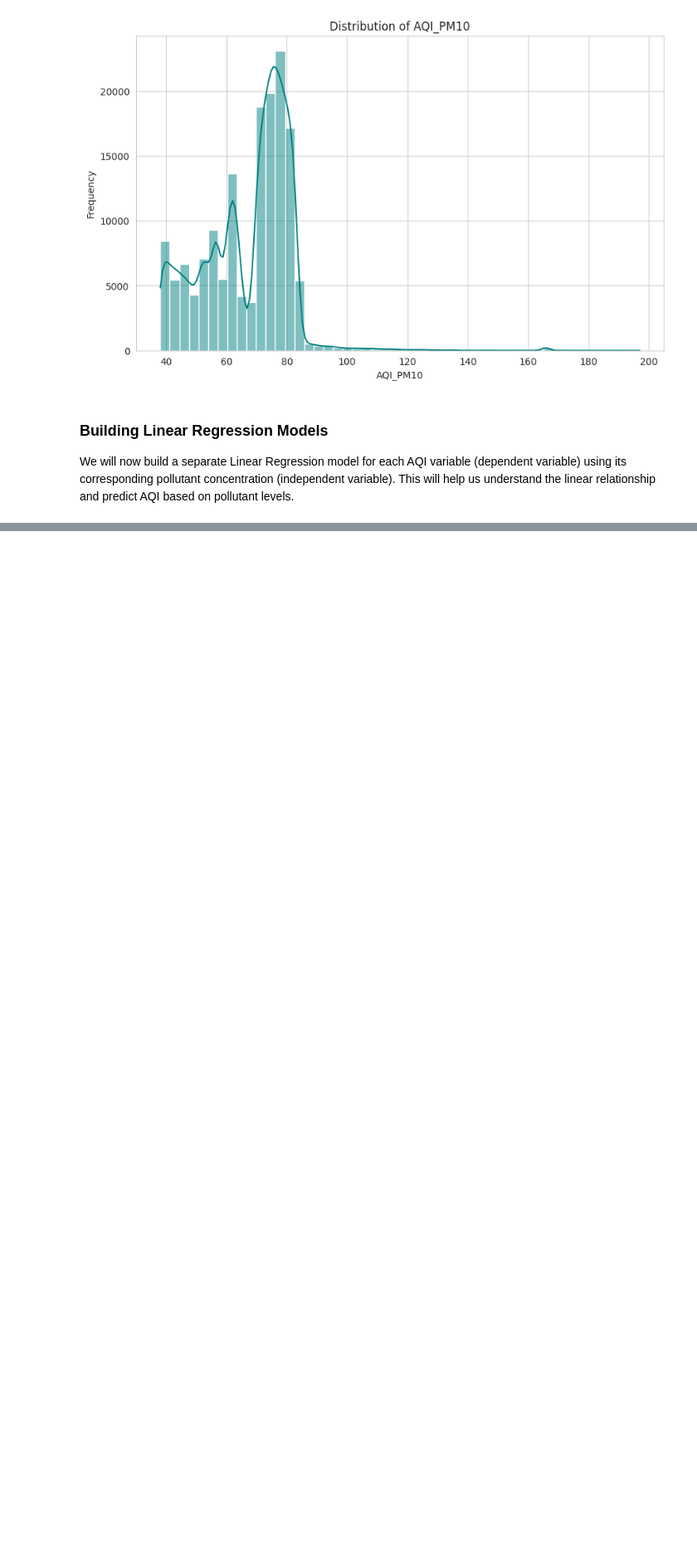
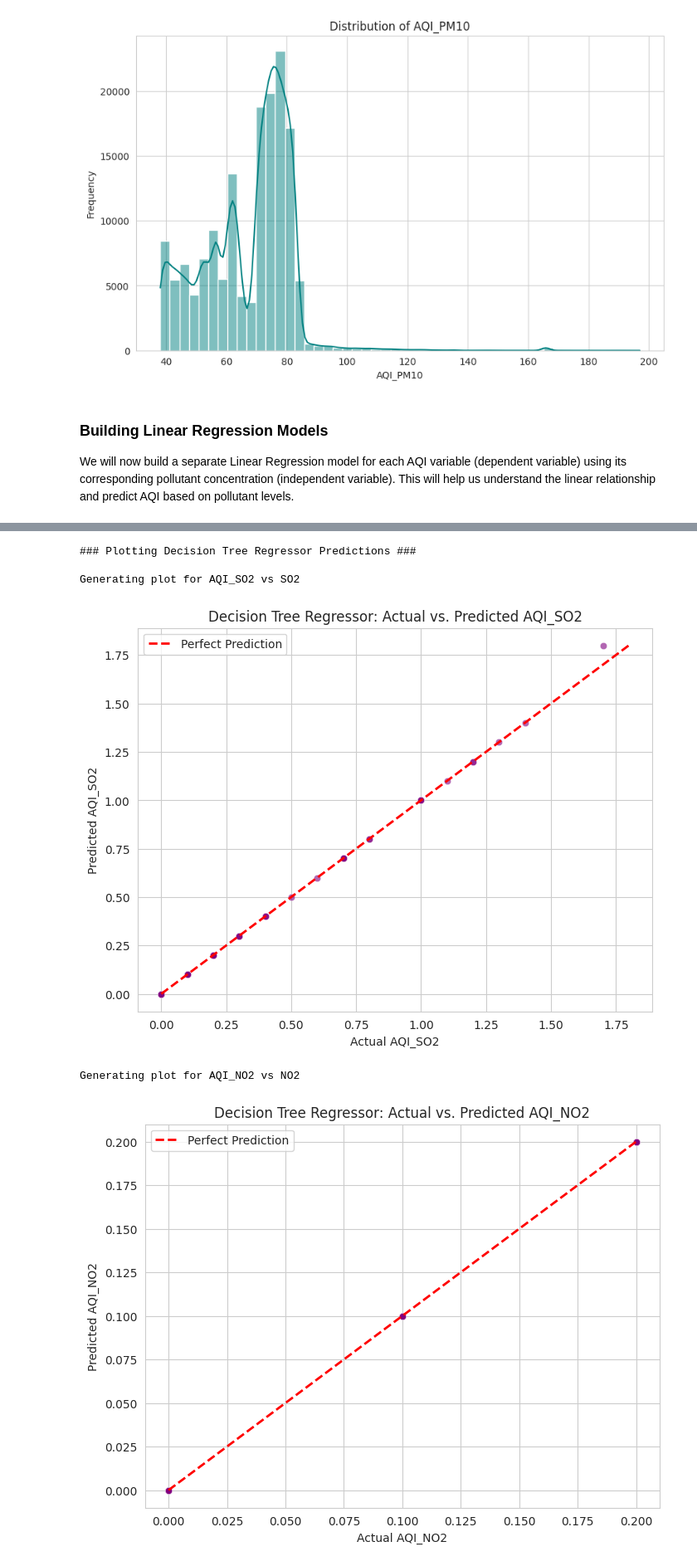
Before and after one commit to flatlalejo1982/Phase-4-Project-Execution, a Jupyter notebook: Phase_4.ipynb, the cells around one changed output, grey strips where cells are left out. Shown at 83% size. Saved outputs shown, nothing was run; the diff lists cells and outputs as text; code cells hidden in the pictures; blank space fills up the shorter version.

```diff
--- a/Phase_4.ipynb
+++ b/Phase_4.ipynb
@@ -191,7 +191,7 @@ We will now build a separate Linear Regression model for each AQI variable (depe
 # %%
 from sklearn.linear_model import LinearRegression
 from sklearn.model_selection import train_test_split
-from sklearn.metrics import mean_squared_error, r2_score
+from sklearn.metrics import mean_squared_error, r2_score, mean_absolute_error
 import numpy as np
 
 dependent_vars = ['AQI_SO2', 'AQI_NO2', 'AQI_CO', 'AQI_O3', 'AQI_PM2.5', 'AQI_PM10']
@@ -226,6 +226,8 @@ for i in range(len(dependent_vars)):
 
     # Evaluate the model
     mse = mean_squared_error(y_test, y_pred)
+    rmse = np.sqrt(mse)
+    mae = mean_absolute_error(y_test, y_pred)
     r2 = r2_score(y_test, y_pred)
 
     # Store and print results
@@ -234,13 +236,17 @@ for i in range(len(dependent_vars)):
         'coefficient': model.coef_[0],
         'intercept': model.intercept_,
         'mean_squared_error': mse,
+        'root_mean_squared_error': rmse,
+        'mean_absolute_error': mae,
         'r2_score': r2
     }
 
     print(f"Independent Variable: {indep_var}")
     print(f"Coefficient: {model.coef_[0]:.4f}")
     print(f"Intercept: {model.intercept_:.4f}")
-    print(f"Mean Squared Error: {mse:.4f}")
+    print(f"Mean Squared Error (MSE): {mse:.4f}")
+    print(f"Root Mean Squared Error (RMSE): {rmse:.4f}")
+    print(f"Mean Absolute Error (MAE): {mae:.4f}")
     print(f"R-squared: {r2:.4f}")
 
 print("\n--- Summary of all Linear Regression Models ---")
@@ -249,6 +255,8 @@ for dep_var, res in results.items():
     print(f"  Coefficient: {res['coefficient']:.4f}")
     print(f"  Intercept: {res['intercept']:.4f}")
     print(f"  MSE: {res['mean_squared_error']:.4f}")
+    print(f"  RMSE: {res['root_mean_squared_error']:.4f}")
+    print(f"  MAE: {res['mean_absolute_error']:.4f}")
     print(f"  R2 Score: {res['r2_score']:.4f}")
 # %% [output]
 --- Building Model for AQI_SO2 vs SO2 ---
@@ -270,0 +363,63 @@ Mean Squared Error: 0.0006
+# %%
+import matplotlib.pyplot as plt
+import seaborn as sns
+from sklearn.tree import DecisionTreeRegressor
+from sklearn.model_selection import train_test_split
+import numpy as np
+
+sns.set_style("whitegrid")
+
+dependent_vars = ['AQI_SO2', 'AQI_NO2', 'AQI_CO', 'AQI_O3', 'AQI_PM2.5', 'AQI_PM10']
+independent_vars = ['SO2', 'NO2', 'CO', 'O3', 'PM2.5', 'PM10']
+
+print("### Plotting Decision Tree Regressor Predictions ###")
+
+for i in range(len(dependent_vars)):
+    dep_var = dependent_vars[i]
+    indep_var = independent_vars[i]
+
+    print(f"\nGenerating plot for {dep_var} vs {indep_var}")
+
+    # Select relevant columns and drop rows with NaN values for this specific model
+    temp_df = data[[indep_var, dep_var]].dropna()
+
+    if temp_df.empty:
+        print(f"No data available for {dep_var} and {indep_var} after dropping NaNs. Skipping plot.")
+        continue
+
+    X = temp_df[[indep_var]]
+    y = temp_df[dep_var]
+
+    # Split data into training and testing sets
+    X_train, X_test, y_train, y_test = train_test_split(X, y, test_size=0.2, random_state=42)
+
+    # Initialize and train the Decision Tree Regressor model
+    # Using the same random_state as in the evaluation for consistency
+    dtr_model = DecisionTreeRegressor(random_state=42)
+    dtr_model.fit(X_train, y_train)
+
+    # Make predictions
+    y_pred = dtr_model.predict(X_test)
+
+    # Create scatter plot
+    plt.figure(figsize=(8, 6))
+    sns.scatterplot(x=y_test, y=y_pred, alpha=0.6, color='purple')
+
+    # Add a perfect prediction line (y=x)
+    min_val = min(y_test.min(), y_pred.min())
+    max_val = max(y_test.max(), y_pred.max())
+    plt.plot([min_val, max_val], [min_val, max_val], color='red', linestyle='--', linewidth=2, label='Perfect Prediction')
+
+    plt.title(f'Decision Tree Regressor: Actual vs. Predicted {dep_var}')
+    plt.xlabel(f'Actual {dep_var}')
+    plt.ylabel(f'Predicted {dep_var}')
+    plt.legend()
+    plt.grid(True)
+    plt.show()
+# %% [output]
+### Plotting Decision Tree Regressor Predictions ###
+
+Generating plot for AQI_SO2 vs SO2
+[figure, added]
+Generating plot for AQI_NO2 vs NO2
+[figure, added]
```
Also changed, not shown: parts of 5 cells of this notebook.
